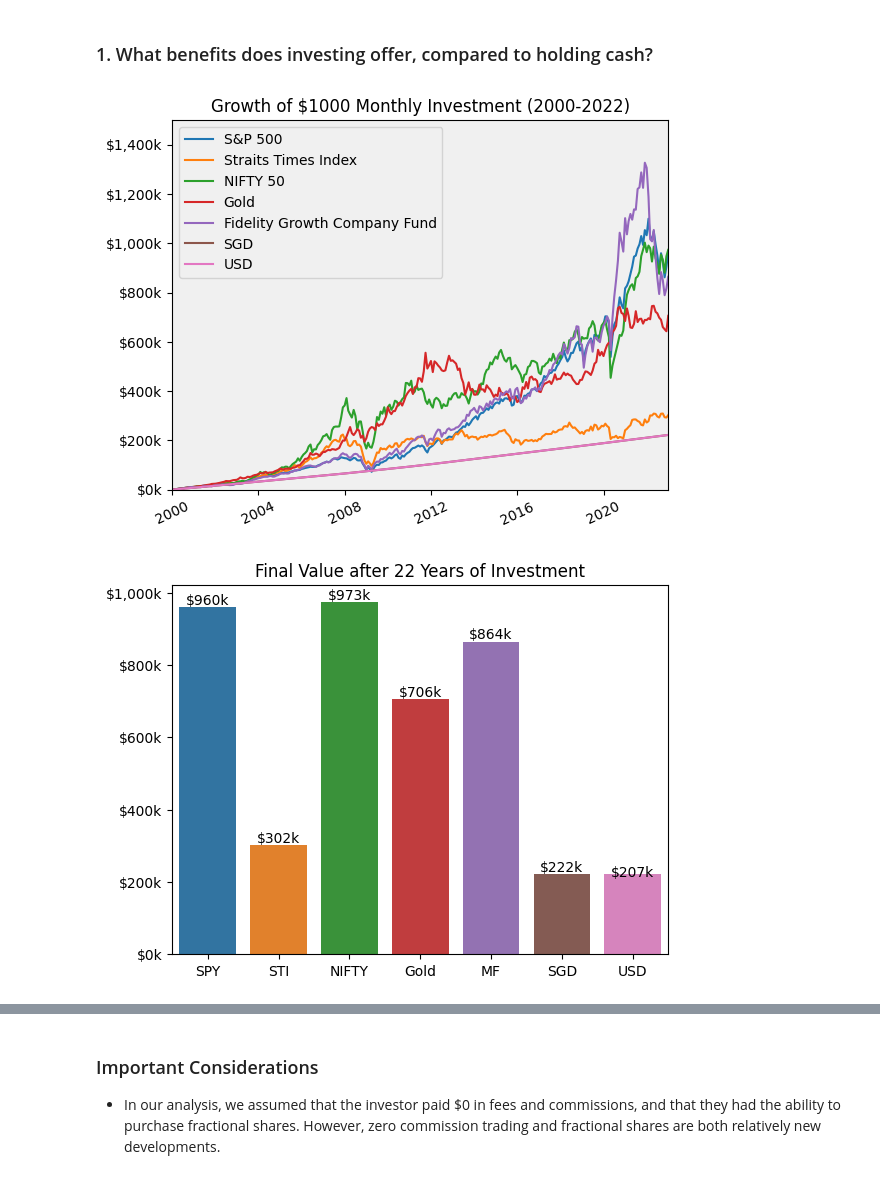
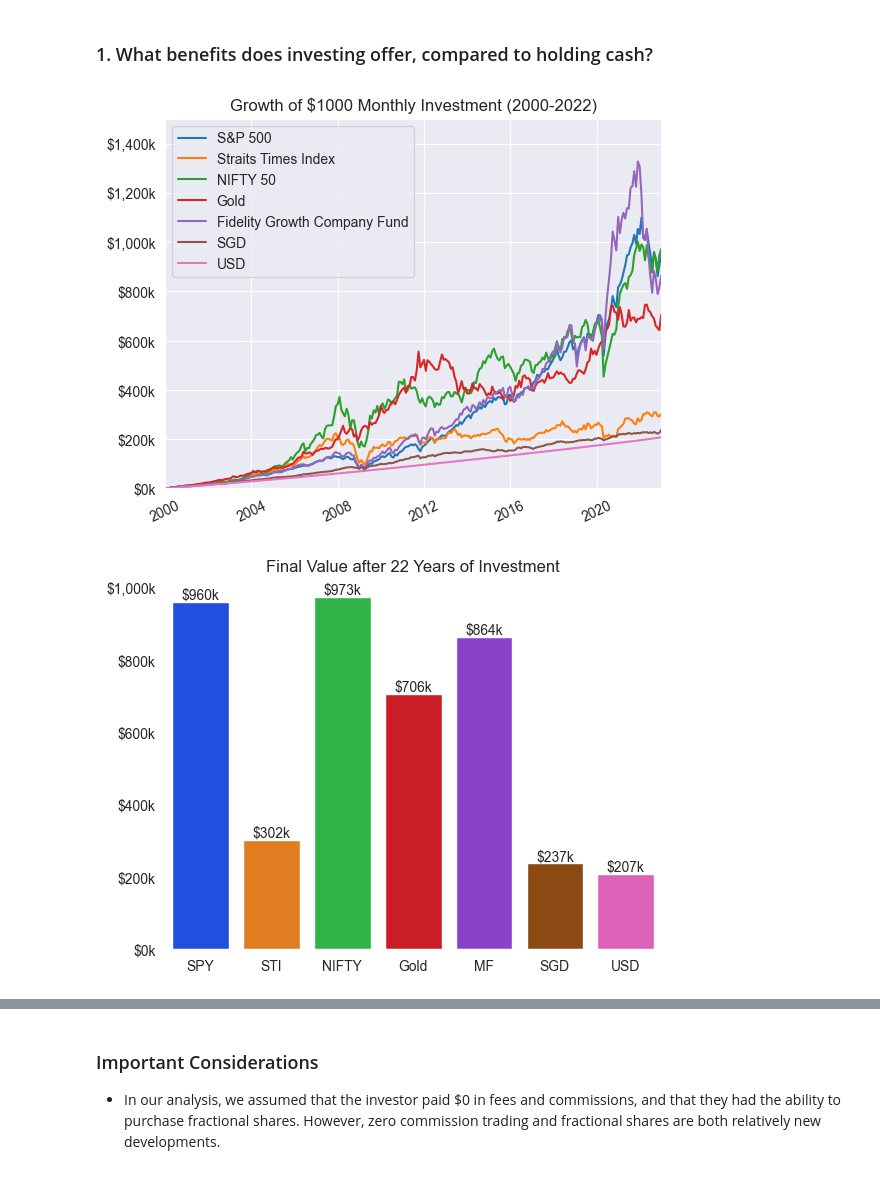
Before and after one commit to ConfuseIous/PDS-CA2, a Jupyter notebook: Main.ipynb, the cells around one changed output, grey strips where cells are left out. Saved outputs shown, nothing was run; the diff lists cells and outputs as text; code cells hidden in the pictures.

```diff
--- a/Main.ipynb
+++ b/Main.ipynb
@@ -66,12 +66,15 @@ The ***Singapore Dollars to U.S. Dollar Spot Exchange Rate*** and ***Indian Rupe
 
 The USDINR dataset, however, does not contain values for every single day, and we thus need to forward fill them ourselves.
 # %%
-usd_sgd = pd.read_csv('data/DEXSIUS.csv', parse_dates=True)
+usd_sgd = pd.read_csv('data/DEXSIUS.csv')
 usd_sgd.columns = ['Date', 'Close']
+
 # Some values of Close are ".", so we need to convert them to NaN to be forward filled
 usd_sgd['Close'] = usd_sgd['Close'].replace('.', np.nan)
 usd_sgd['Close'] = usd_sgd['Close'].fillna(method='ffill') # Forward fill the NaN values
 usd_sgd['Close'] = usd_sgd['Close'].astype(float) # Convert Close to float
+usd_sgd['Date'] = pd.to_datetime(usd_sgd['Date']) # Convert Date to datetime
+
 usd_sgd.tail()
 # %% [output]
 |  | Date | Close |
@@ -352,47 +359,54 @@ for i, asset in enumerate(assets):
             # Calculate total value of shares
             total_value[i].append(num_shares * row[asset].values[0])
 
-# save 1000 SGD and USD every month, account for inflation and reduce previous values
+# save 1000 USD in each currency every month, account for inflation and reduce previous values
 currencies = [[], []] # SGD, USD
+sgd_values = []
+
 for year in range(2000, 2023):
     for month in range(1, 13):
+        rate = usd_sgd.loc[(usd_sgd['Date'].dt.year == year) & (usd_sgd['Date'].dt.month == month)]['Close'].values[0] # get USD/SGD rate for month
+        converted_sgd = 1000 * rate # get val of 1000 USD in SGD
+        sgd_value_with_inflation = converted_sgd * ((data.sg_cpi_data.loc[(data.sg_cpi_data['Date'].dt.year == year) & (data.sg_cpi_data['Date'].dt.month == month)]['CPI'].values[0])/100)
         if len(currencies[0]) == 0:
-            currencies[0].append(1000 * ((data.sg_cpi_data.loc[(data.sg_cpi_data['Date'].dt.year == year) & (data.sg_cpi_data['Date'].dt.month == month)]['CPI'].values[0])/100))
+            sgd_values.append(sgd_value_with_inflation)
             currencies[1].append(1000 * ((data.us_cpi_data.loc[(data.us_cpi_data['Date'].dt.year == year) & (data.us_cpi_data['Date'].dt.month == month)]['CPI'].values[0])/100))
         else:
-            currencies[0].append((1000 * ((data.sg_cpi_data.loc[(data.sg_cpi_data['Date'].dt.year == year) & (data.sg_cpi_data['Date'].dt.month == month)]['CPI'].values[0])/100)) + currencies[0][-1])
+            sgd_values.append((sgd_value_with_inflation) + sgd_values[-1])
             currencies[1].append((1000 * ((data.us_cpi_data.loc[(data.us_cpi_data['Date'].dt.year == year) & (data.us_cpi_data['Date'].dt.month == month)]['CPI'].values[0])/100)) + currencies[1][-1])
+        currencies[0].append(sgd_values[-1] / rate) # convert SGD to USD
 
-plt.rcParams['axes.facecolor'] = 'F0F0F0'
+palette = sns.color_palette("bright", 7)
+sns.set_style('darkgrid')
 
-dates = pd.date_range(start='2000-01-01', end='2022-12-31', freq='M') # 1 for every month from 2000-2022
+dates = pd.date_range(start='2000-01-01', end='2022-12-31', freq='M') # every month from 2000-2022
 
 sns.lineplot(x=dates, y=total_value[0], label='S&P 500')
 sns.lineplot(x=dates, y=total_value[1], label='Straits Times Index')
 sns.lineplot(x=dates, y=total_value[2], label='NIFTY 50')
 sns.lineplot(x=dates, y=total_value[3], label='Gold')
 sns.lineplot(x=dates, y=total_value[4], label='Fidelity Growth Company Fund')
 sns.lineplot(x=dates, y=currencies[0], label='SGD')
-sns.lineplot(x=dates, y=currencies[0], label='USD')
+sns.lineplot(x=dates, y=currencies[1], label='USD')
 
 plt.ylim(0, 1500000)
 plt.xlim(pd.Timestamp('2000-01-01'), pd.Timestamp('2022-12-31'))
 plt.xticks(rotation=25)
 plt.title('Growth of $1000 Monthly Investment (2000-2022)')
 plt.gca().yaxis.set_major_formatter(FuncFormatter(lambda x, _: '${:,.0f}'.format(x/1000) + 'k')) # Format y-axis ticks in 100k increments
 plt.show()
 
 # bar chart of total value
 plt.rcParams['axes.facecolor'] = 'FFFFFF'
-sns.barplot(x=['SPY', 'STI', 'NIFTY', 'Gold', 'MF', 'SGD', 'USD'], y=[total_value[0][-1], total_value[1][-1], total_value[2][-1], total_value[3][-1], total_value[4][-1], currencies[0][-1], currencies[0][-1]])
+sns.barplot(x=['SPY', 'STI', 'NIFTY', 'Gold', 'MF', 'SGD', 'USD'], y=[total_value[0][-1], total_value[1][-1], total_value[2][-1], total_value[3][-1], total_value[4][-1], currencies[0][-1], currencies[1][-1]], palette=palette)
 plt.gca().yaxis.set_major_formatter(FuncFormatter(lambda x, _: '${:,.0f}'.format(x/1000) + 'k')) # Format y-axis ticks in 100k increments
 
 for index, value in enumerate([total_value[0][-1], total_value[1][-1], total_value[2][-1], total_value[3][-1], total_value[4][-1]]):
     plt.text(index, value, '${:,.0f}'.format(value/1000) + 'k', ha='center', va='bottom')
 for index, value in enumerate([currencies[0][-1], currencies[1][-1]]):
     plt.text(index+5, value, '${:,.0f}'.format(value/1000) + 'k', ha='center', va='bottom')
 plt.title('Final Value after 22 Years of Investment')
 plt.show()
 # %% [output]
-[figure, old version]
+[figure, new version]
-[figure, old version]
+[figure, new version]
```
Also changed, not shown: parts of 4 cells of this notebook.
